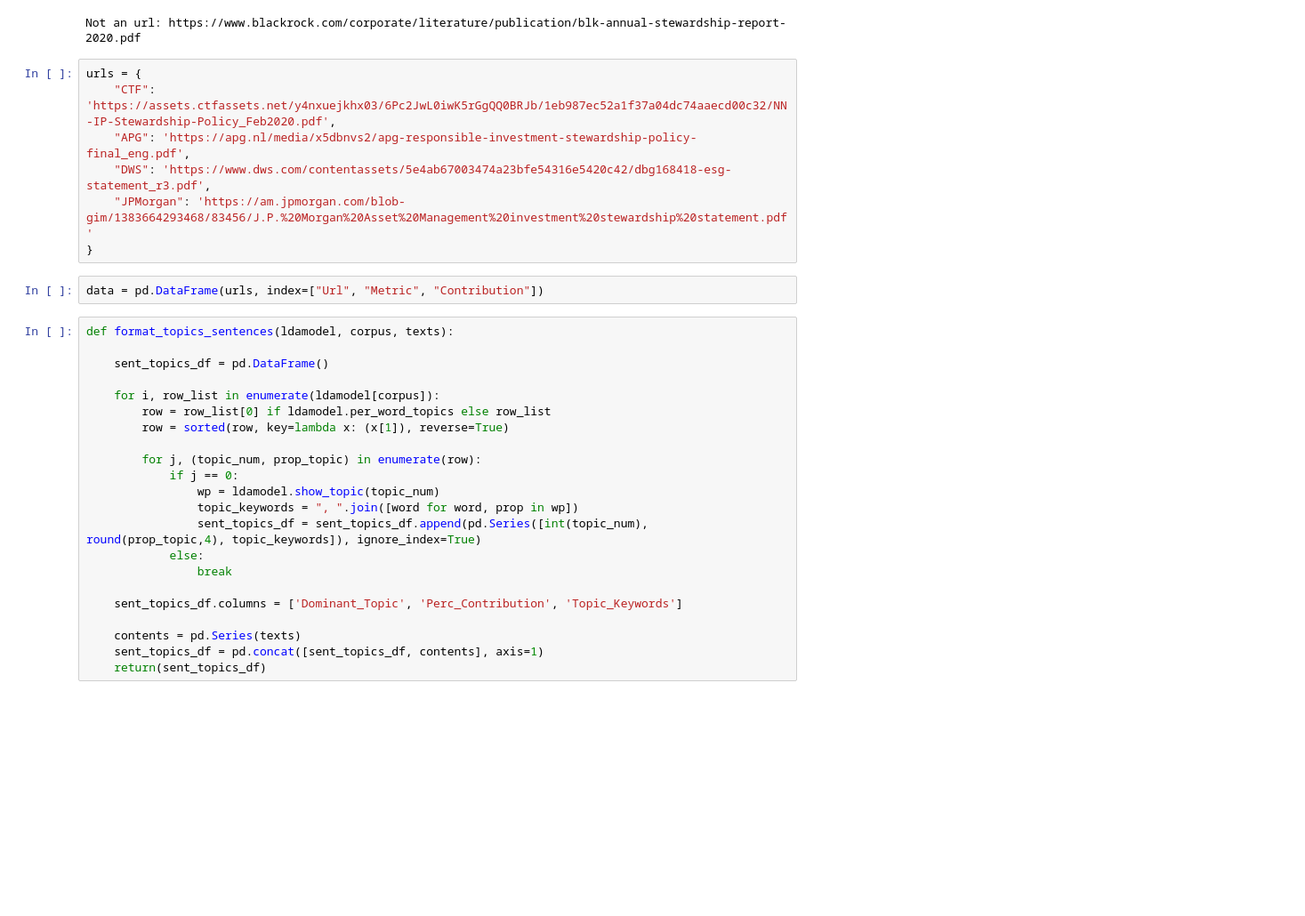
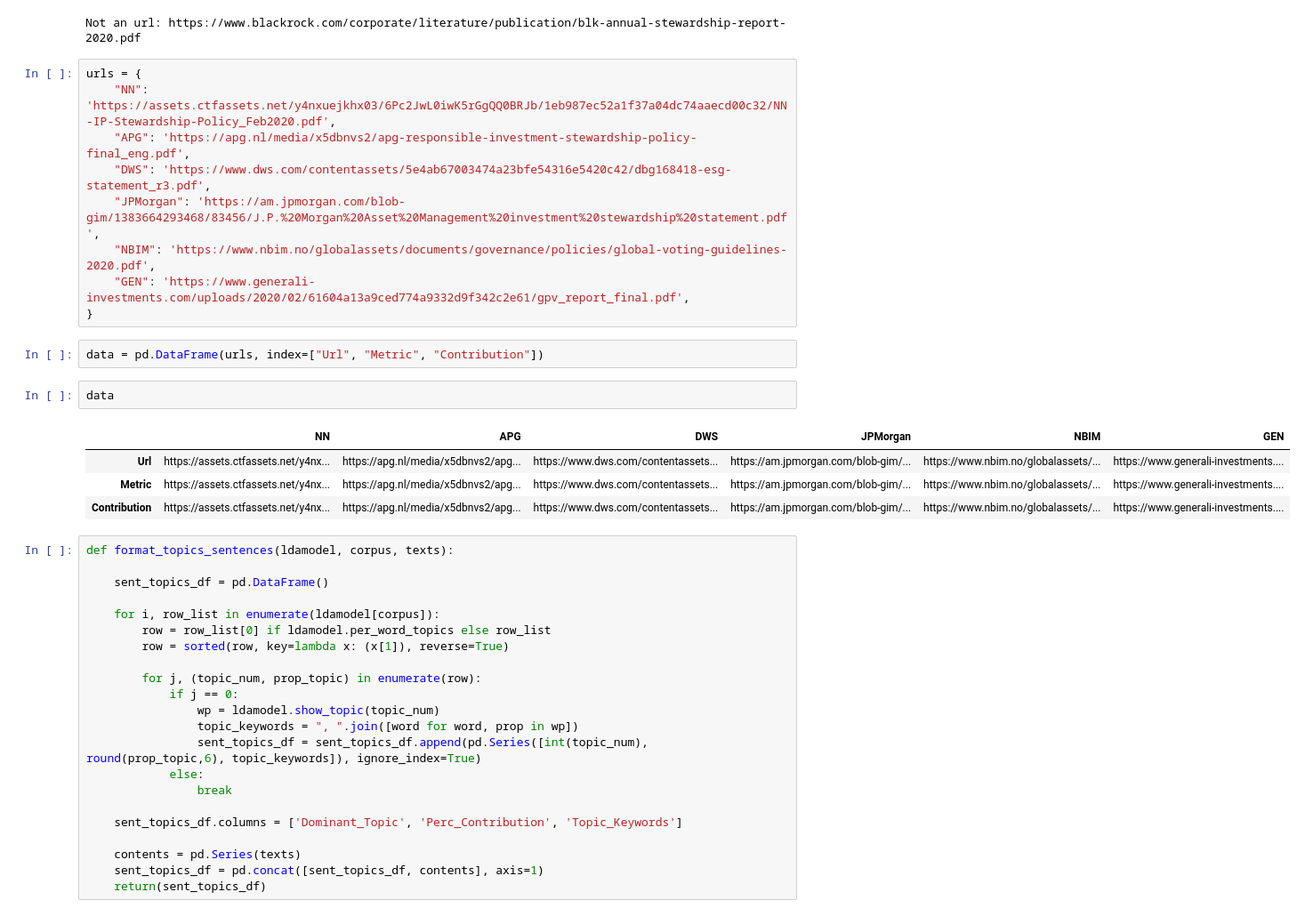
Before and after one commit to NoFishLikeIan/nlp-financial-env, a Jupyter notebook: analysis.ipynb, the cells around one changed output. Shown at 89% size. Cells and saved outputs as stored; diff of their text form; blank space fills up the shorter version.

```diff
--- a/analysis.ipynb
+++ b/analysis.ipynb
@@ -22,13 +22,22 @@ for url in urls:
 Not an url: https://www.blackrock.com/corporate/literature/publication/blk-annual-stewardship-report-2020.pdf
 # %%
 urls = {
-    "CTF": 'https://assets.ctfassets.net/y4nxuejkhx03/6Pc2JwL0iwK5rGgQQ0BRJb/1eb987ec52a1f37a04dc74aaecd00c32/NN-IP-Stewardship-Policy_Feb2020.pdf',
+    "NN": 'https://assets.ctfassets.net/y4nxuejkhx03/6Pc2JwL0iwK5rGgQQ0BRJb/1eb987ec52a1f37a04dc74aaecd00c32/NN-IP-Stewardship-Policy_Feb2020.pdf',
     "APG": 'https://apg.nl/media/x5dbnvs2/apg-responsible-investment-stewardship-policy-final_eng.pdf',
     "DWS": 'https://www.dws.com/contentassets/5e4ab67003474a23bfe54316e5420c42/dbg168418-esg-statement_r3.pdf',
-    "JPMorgan": 'https://am.jpmorgan.com/blob-gim/1383664293468/83456/J.P.%20Morgan%20Asset%20Management%20investment%20stewardship%20statement.pdf'
+    "JPMorgan": 'https://am.jpmorgan.com/blob-gim/1383664293468/83456/J.P.%20Morgan%20Asset%20Management%20investment%20stewardship%20statement.pdf',
+    "NBIM": 'https://www.nbim.no/globalassets/documents/governance/policies/global-voting-guidelines-2020.pdf',
+    "GEN": 'https://www.generali-investments.com/uploads/2020/02/61604a13a9ced774a9332d9f342c2e61/gpv_report_final.pdf',
 }
 # %%
 data = pd.DataFrame(urls, index=["Url", "Metric", "Contribution"])
+# %%
+data
+# %% [output]
+|  | NN | APG | DWS | JPMorgan | NBIM | GEN |
+| Url | https://assets.ctfassets.net/y4nx... | https://apg.nl/media/x5dbnvs2/apg... | https://www.dws.com/contentassets... | https://am.jpmorgan.com/blob-gim/... | https://www.nbim.no/globalassets/... | https://www.generali-investments.... |
+| Metric | https://assets.ctfassets.net/y4nx... | https://apg.nl/media/x5dbnvs2/apg... | https://www.dws.com/contentassets... | https://am.jpmorgan.com/blob-gim/... | https://www.nbim.no/globalassets/... | https://www.generali-investments.... |
+| Contribution | https://assets.ctfassets.net/y4nx... | https://apg.nl/media/x5dbnvs2/apg... | https://www.dws.com/contentassets... | https://am.jpmorgan.com/blob-gim/... | https://www.nbim.no/globalassets/... | https://www.generali-investments.... |
 # %%
 def format_topics_sentences(ldamodel, corpus, texts):
 
@@ -42,7 +51,7 @@ def format_topics_sentences(ldamodel, corpus, texts):
             if j == 0:
                 wp = ldamodel.show_topic(topic_num)
                 topic_keywords = ", ".join([word for word, prop in wp])
-                sent_topics_df = sent_topics_df.append(pd.Series([int(topic_num), round(prop_topic,4), topic_keywords]), ignore_index=True)
+                sent_topics_df = sent_topics_df.append(pd.Series([int(topic_num), round(prop_topic,6), topic_keywords]), ignore_index=True)
             else:
                 break
 
```
Also changed, not shown: parts of 3 cells of this notebook.
